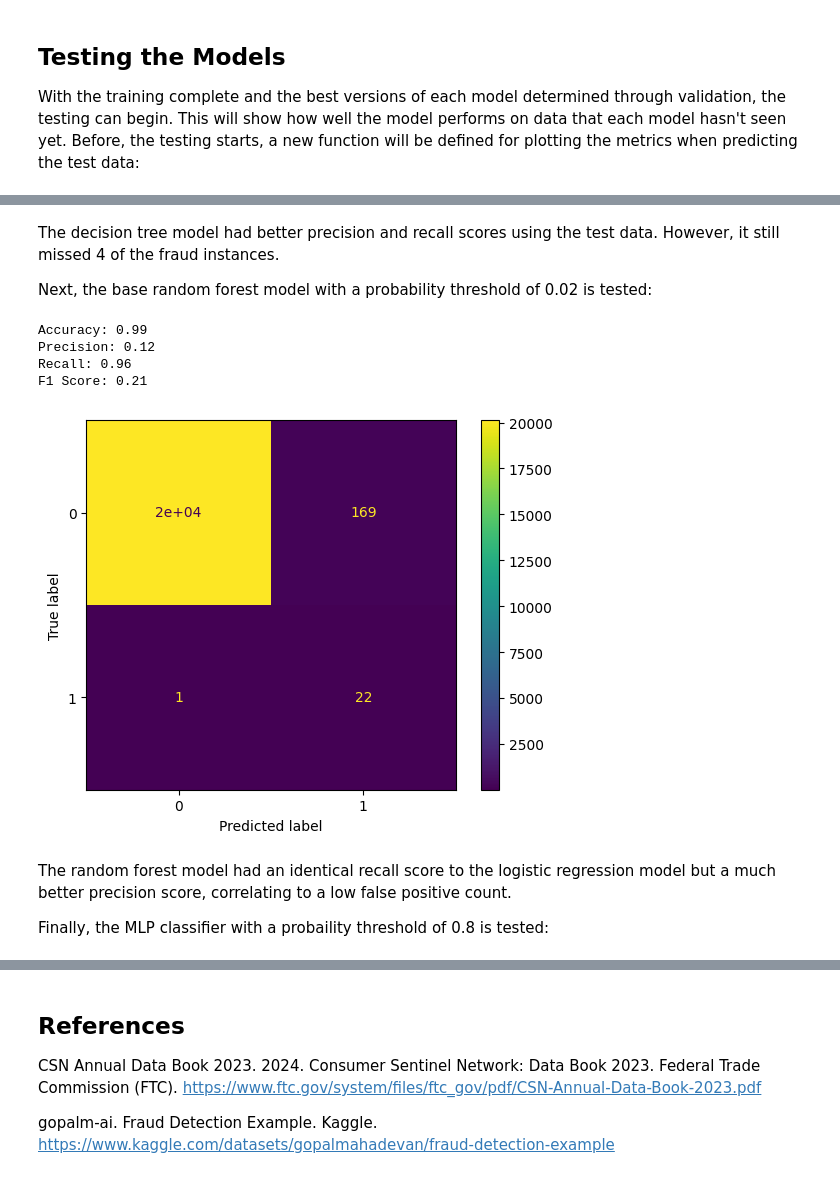
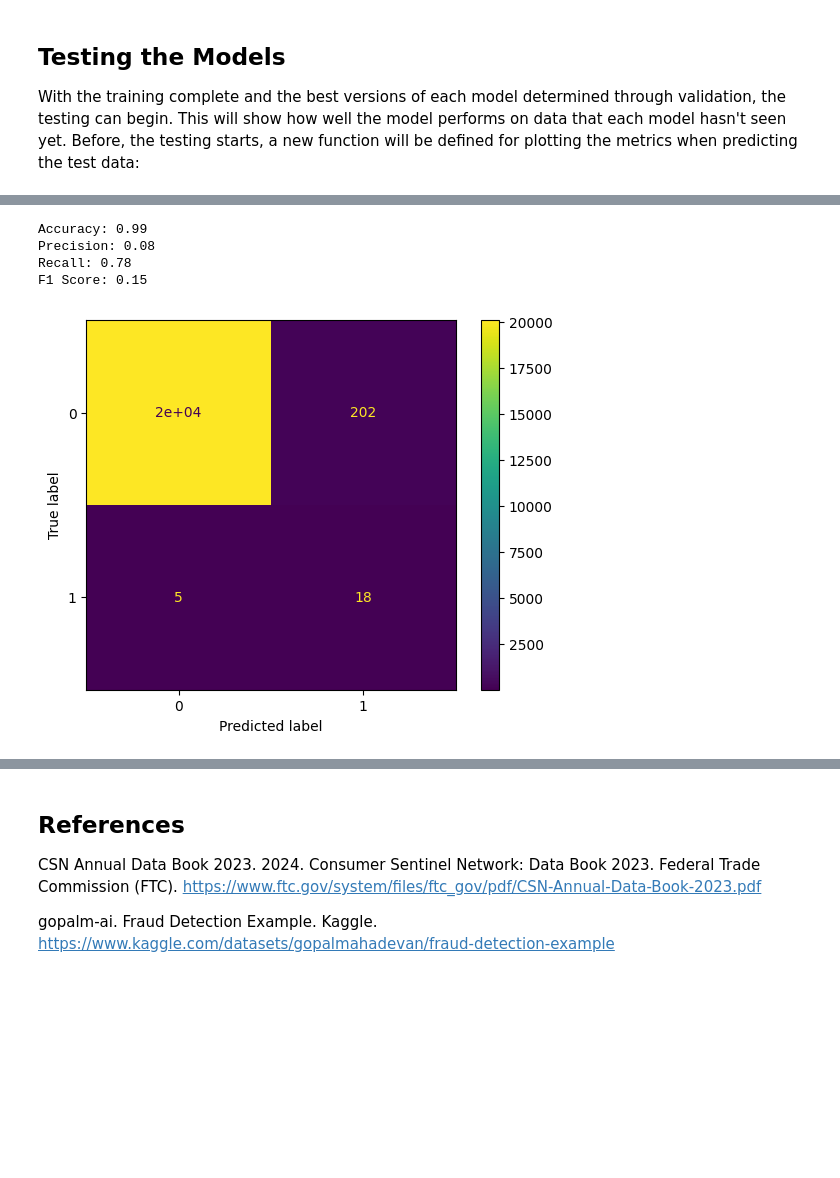
Before and after one commit to noahfrank0001/BankFraudDetection, a Jupyter notebook: analysis.ipynb, the cells around one changed output, grey strips where cells are left out. Cells and saved outputs as stored; diff of their text form; code cells hidden in the pictures; blank space fills up the shorter version.

```diff
--- a/analysis.ipynb
+++ b/analysis.ipynb
@@ -626,17 +475,9 @@ F1 Score: 0.16
-# %% [markdown]
-The decision tree model had better precision and recall scores using the test data. However, it still missed 4 of the fraud instances.
-
-Next, the base random forest model with a probability threshold of 0.02 is tested:
-# %%
-plot_metrics_test(rfc, threshold=0.02)
-# %% [output]
-Accuracy: 0.99
-Precision: 0.12
-Recall: 0.96
-F1 Score: 0.21
-[figure, removed]
-# %% [markdown]
-The random forest model had an identical recall score to the logistic regression model but a much better precision score, correlating to a low false positive count.
-
-Finally, the MLP classifier with a probaility threshold of 0.8 is tested:
+# %%
+plot_metrics_test(rfc_grid)
+# %% [output]
+Accuracy: 0.99
+Precision: 0.08
+Recall: 0.78
+F1 Score: 0.15
+[figure, added]
 # %%
```
Also changed, not shown: parts of 48 cells of this notebook.
